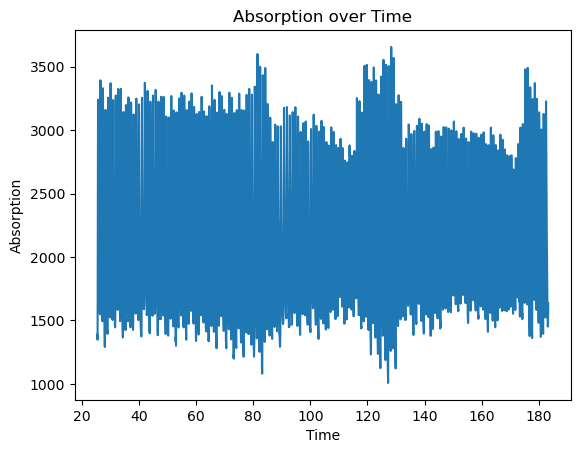
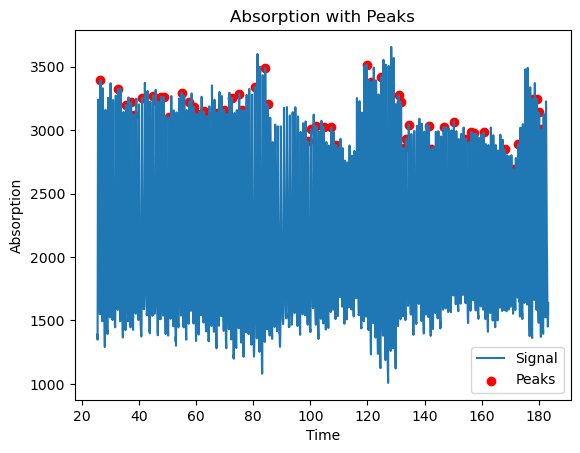
The notebook cell's code change between the first figure and the second:
--- before
+++ after
@@ -1,6 +1,22 @@
-# Plot signal
-plt.plot(time, absorption)
+# Conversion
+time = np.array(time)
+absorption = np.array(absorption)
+
+# Detect peaks
+peaks = spacemed.find_peaks(time, absorption)
+
+# Plot
+plt.plot(time, absorption, label="Signal")
+
+plt.scatter(
+    peaks,
+    absorption[np.searchsorted(time, peaks)],
+    color='red',
+    label="Peaks"
+)
+
 plt.xlabel("Time")
 plt.ylabel("Absorption")
-plt.title("Absorption over Time")
+plt.title("Absorption with Peaks")
+plt.legend()
 plt.show()

Commit: Improve peak detection using threshold and spacing